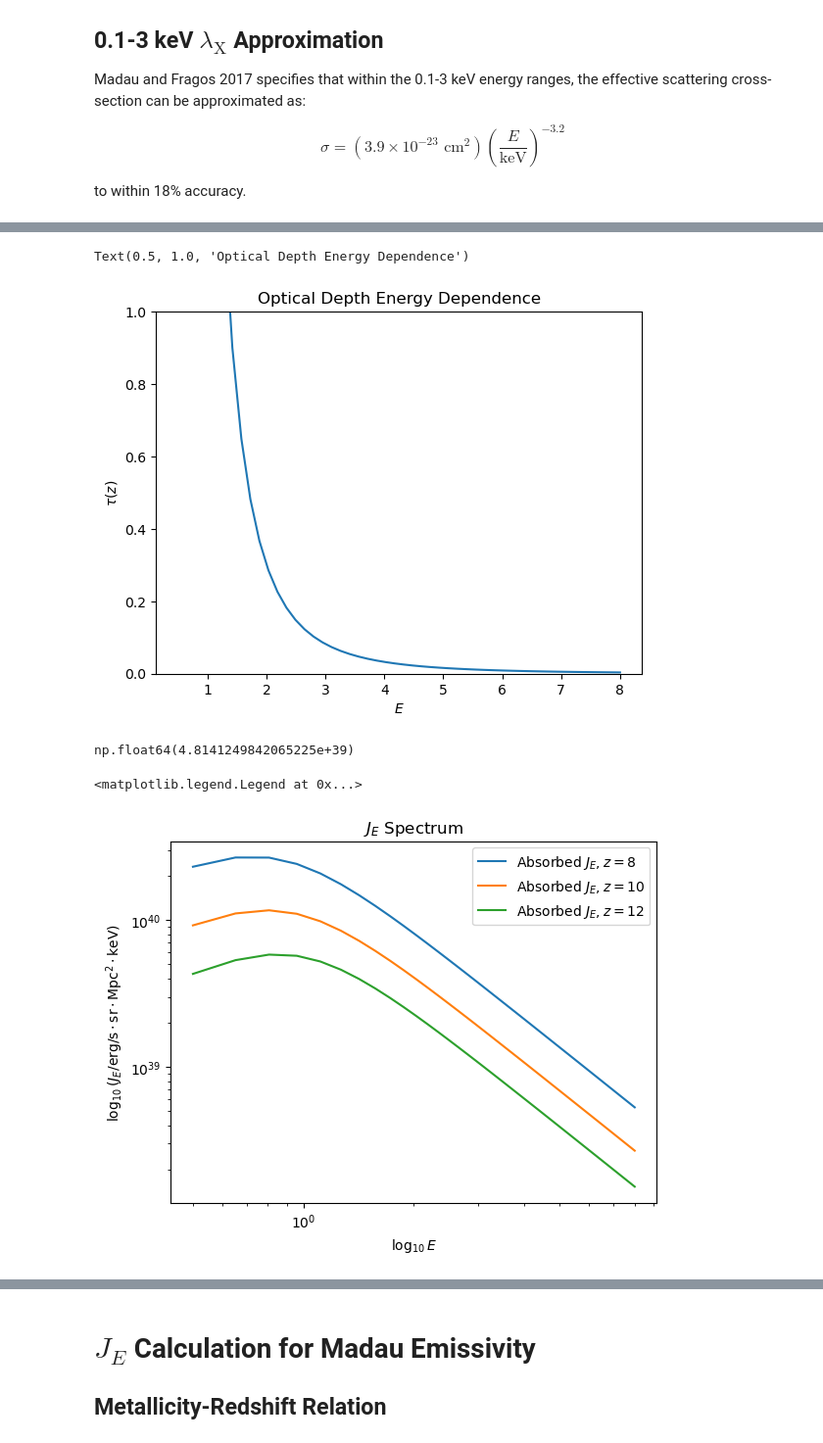
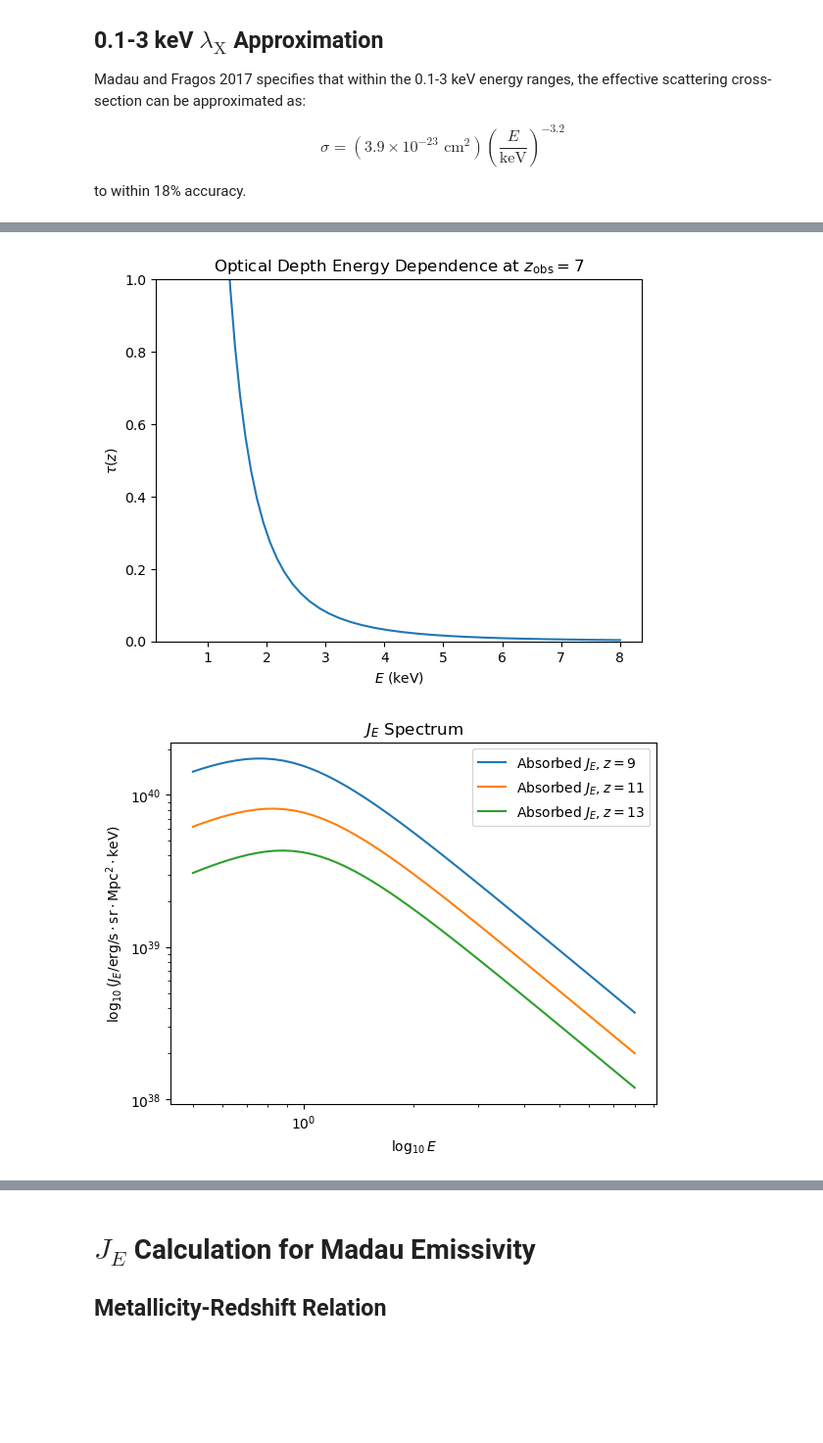
Before and after one commit to ysvaditya05/Galaxy-Formation, a Jupyter notebook: Notebooks/XRay_Heating.ipynb, the cells around one changed output, grey strips where cells are left out. Shown at 98% size. Cells and saved outputs as stored; diff of their text form; code cells hidden in the pictures; blank space fills up the shorter version.

```diff
--- a/Notebooks/XRay_Heating.ipynb
+++ b/Notebooks/XRay_Heating.ipynb
@@ -111,20 +129,20 @@ from utils import H
 @jit(nopython=True)
 def MFP_X(E,z): #Mean Free Path, proper coordinates, Mpc. Energy in keV
     X = 0.75 #fraction of hydrogen by mass
-    m_p_SM = m_p * 5.03 * 10 ** (-34) #mass of proton in SM
-    eff_neutralSigma_Mpc = eff_neutralSigma * (3.24 * 10 ** (-25)) ** 2 #Neutral cross section in Mpc^2
+    m_p_SM = m_p * g_to_SM #mass of proton in SM
+    eff_neutralSigma_Mpc = eff_neutralSigma * (cm_to_Mpc) ** 2 #Neutral cross section in Mpc^2
     prefac = m_p_SM / (Om_b * rho_c * eff_neutralSigma_Mpc * X * 1000)
     return prefac * E ** (3.2) * ((1 + z) / 10) ** (-3)
 
 @jit(nopython=True)
 def Tau_X_integrand(E_prime, z_b, z_p): #Dummy variable of integration
-    c_val = (3 * 10 ** 5) * 3.154 * 10 ** 7 #speed of light in km/yr
+    c_val = (3 * 10 ** 5) * yr_to_s #speed of light in km/yr
     E = E_prime * (1 + z_b) / (1 + z_p)
-    return c_val / ((1 + z_b) * (H(z_b) * 3.086 * 10 ** (19)) * MFP_X(E, z_b)) #H(z) in km/yr*Mpc
+    return c_val / ((1 + z_b) * (H(z_b) * Mpc_to_km) * MFP_X(E, z_b)) #H(z) in km/yr*Mpc
 
 @jit(nopython=True)
 def Tau_X(E_p, z_p, z, delta_z): #X-ray Optical Depth, proper coordinates at some emission redshift z_p and energy E_p, observed at z
-    c_val = (3 * 10 ** 5) * 3.154 * 10 ** 7 #speed of light in km/yr
+    c_val = (3 * 10 ** 5) * yr_to_s #speed of light in km/yr
     integration_steps = int((z_p - z) / delta_z)
     z_arr = np.linspace(z, z_p, integration_steps)
     integrand_vals = np.zeros_like(z_arr)
@@ -162,3 +242,5 @@ Text(0.5, 1.0, 'Optical Depth of Photon with Energy $E=1$ keV')
 # %%
-E_range = np.linspace(0.5, 8)
+#Energy band used throughout the code
+
+E_range = np.logspace(np.log10(0.5), np.log10(8)) #in keV
 # %%
@@ -170,13 +254,29 @@ for i in range(len(E_range)):
     Tau_test_arr2[i] = Tau_X(E_range[i], 10, z_obs_test, 0.0001)
 # %%
 plt.plot(E_range, Tau_test_arr2)
-plt.xlabel(r'$E$')
+plt.xlabel(r'$E$ (keV)')
 plt.ylabel(r'$\tau(z)$')
 plt.ylim(0,1)
-plt.title(r'Optical Depth Energy Dependence')
+plt.title(r'Optical Depth Energy Dependence at $z_\text{obs}=7$')
+
+"""
+
+save_dir = "/mnt/windows/Linux_Wind_Shared/GalaxyFormation_FullProject/Figures/XRay_Heating"
+
+# Create folder if it doesn't exist
+os.makedirs(save_dir, exist_ok=True)
+
+# Full path to output file
+save_path = os.path.join(save_dir, "TestOpticalDepth_E.png")
+
+# Save figure
+plt.savefig(save_path, dpi=300, bbox_inches="tight")
+
+"""
+
+plt.show()
 # %% [output]
-Text(0.5, 1.0, 'Optical Depth Energy Dependence')
-[figure, old version]
+[figure, new version]
 # %%
 from utils import mean_cx_scat, Hopkin_SFRD
 # %%
@@ -319,15 +337,11 @@ def J3(E, z):
-# %%
-cX_vals = np.mean(mean_cx_scat)
-
-cX_vals
-# %% [output]
-np.float64(4.8141249842065225e+39)
 # %%
-J_test_vals2 = np.zeros_like(E_range) #J_E spectrum
+#Generating the J_E spectrum in erg/s/Mpc^2/sr/keV
+
+J_test_vals2 = np.zeros_like(E_range)
 J_test_vals3 = np.zeros_like(E_range)
 J_test_vals4 = np.zeros_like(E_range)
 
 for i in range(len(E_range)):
-    J_test_vals2[i] = J(E_range[i], 8)
-    J_test_vals3[i] = J(E_range[i], 10)
-    J_test_vals4[i] = J(E_range[i], 12)
+    J_test_vals2[i] = J(E_range[i], 9)
+    J_test_vals3[i] = J(E_range[i], 11)
+    J_test_vals4[i] = J(E_range[i], 13)
@@ -352,13 +348,24 @@ for i in range(len(E_range)):
 # %%
-plt.loglog(E_range, J_test_vals2, label = r'Absorbed $J_E, z=8$')
+plt.loglog(E_range, J_test_vals2, label = r'Absorbed $J_E, z=9$')
 #
-plt.loglog(E_range, J_test_vals3, label = r'Absorbed $J_E, z=10$')
-plt.loglog(E_range, J_test_vals4, label = r'Absorbed $J_E, z=12$')
-#plt.plot(E_range, np.log10(Junab_test_vals2), label = r'Unabsorbed $J_E$')
+plt.loglog(E_range, J_test_vals3, label = r'Absorbed $J_E, z=11$')
+plt.loglog(E_range, J_test_vals4, label = r'Absorbed $J_E, z=13$')
 plt.xlabel(r'$\log_{10}{E}$')
 plt.ylabel(r'$\log_{10}{(J_E/\text{erg/s}\cdot\text{sr}\cdot\text{Mpc}^2\cdot\text{keV})}$')
 plt.title(r'$J_E$ Spectrum')
 plt.legend()
+
+save_dir = "/mnt/windows/Linux_Wind_Shared/GalaxyFormation_FullProject/Figures/XRay_Heating"
+
+# Create folder if it doesn't exist
+os.makedirs(save_dir, exist_ok=True)
+
+# Full path to output file
+save_path = os.path.join(save_dir, "JE_erg_Mpc2.png")
+
+# Save figure
+plt.savefig(save_path, dpi=300, bbox_inches="tight")
+
+plt.show()
 # %% [output]
-<matplotlib.legend.Legend at 0x...>
-[figure, old version]
+[figure, new version]
```
Also changed, not shown: parts of 31 cells of this notebook, 7 other files.
